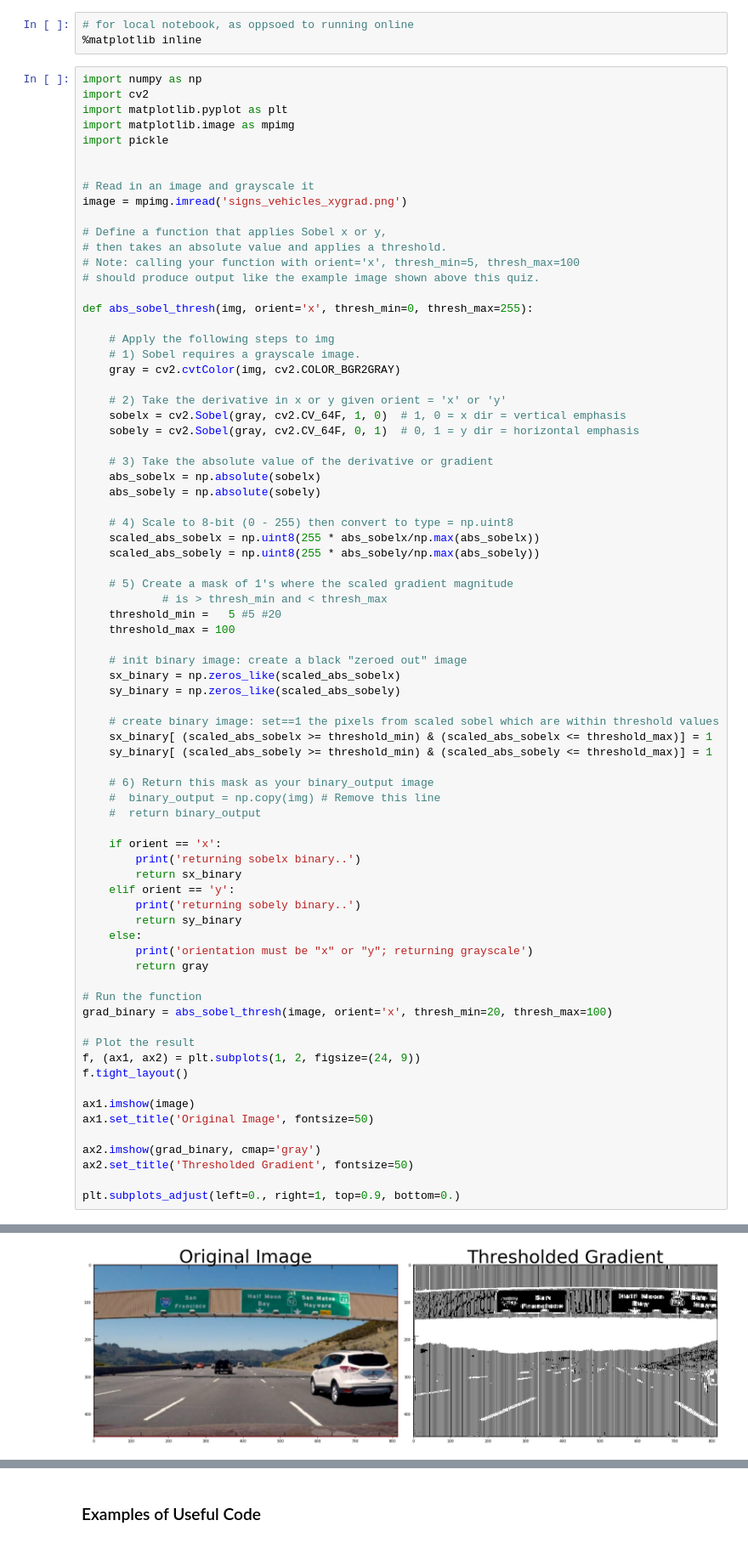
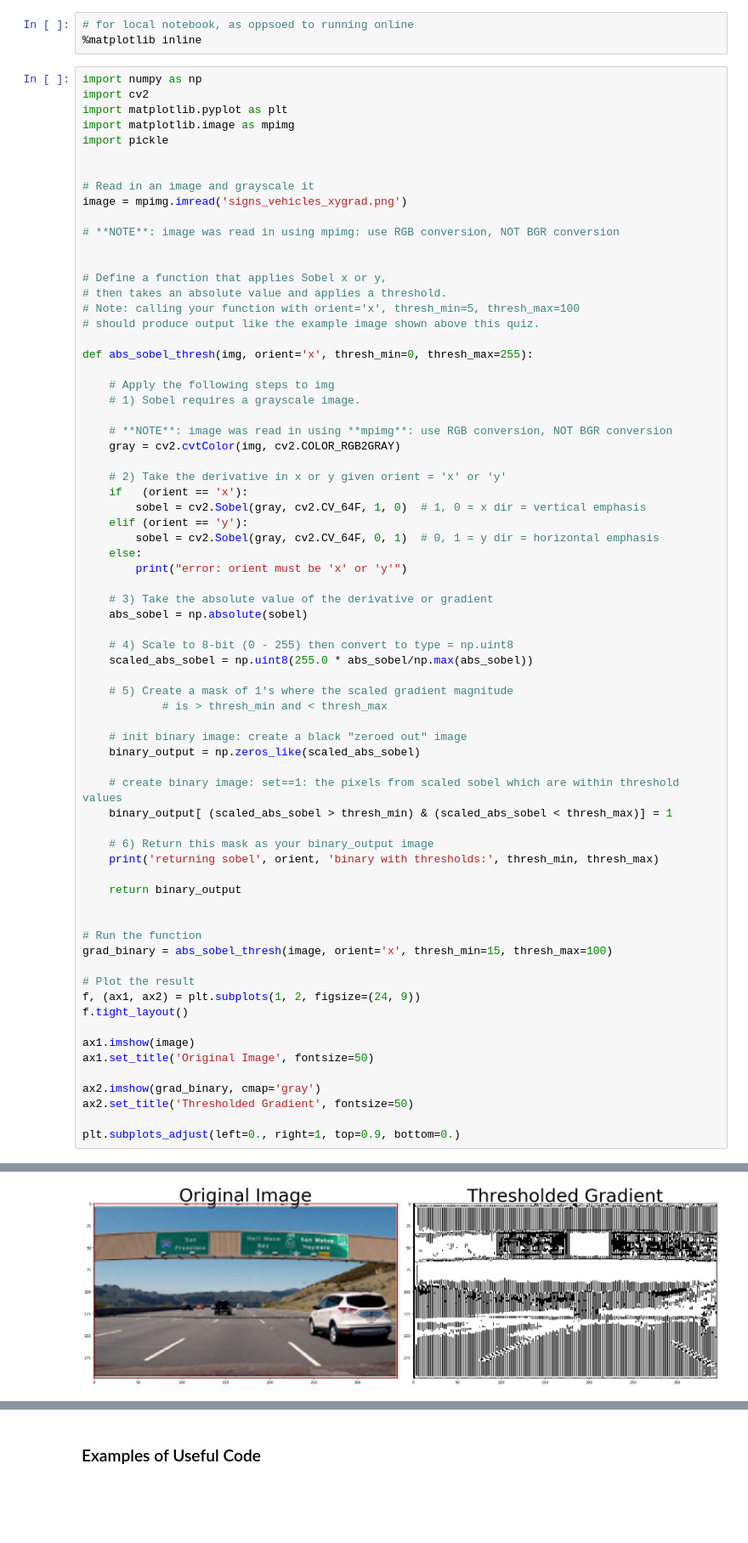
Before and after one commit to SherylHohman/CarND-Advanced-Lane_Lines-Exercises, a Jupyter notebook: L_21_Applying_Sobel.ipynb, the cells around one changed output, grey strips where cells are left out. Shown at 85% size. Drawn from its saved outputs; the diff is of its cells as text; blank space fills up the shorter version.

```diff
--- a/L_21_Applying_Sobel.ipynb
+++ b/L_21_Applying_Sobel.ipynb
@@ -15,6 +18,9 @@ import pickle
 # Read in an image and grayscale it
 image = mpimg.imread('signs_vehicles_xygrad.png')
 
+# **NOTE**: image was read in using mpimg: use RGB conversion, NOT BGR conversion
+
+
 # Define a function that applies Sobel x or y,
 # then takes an absolute value and applies a threshold.
 # Note: calling your function with orient='x', thresh_min=5, thresh_max=100
@@ -24,49 +30,41 @@ def abs_sobel_thresh(img, orient='x', thresh_min=0, thresh_max=255):
 
     # Apply the following steps to img
     # 1) Sobel requires a grayscale image.
-    gray = cv2.cvtColor(img, cv2.COLOR_BGR2GRAY)
+
+    # **NOTE**: image was read in using **mpimg**: use RGB conversion, NOT BGR conversion
+    gray = cv2.cvtColor(img, cv2.COLOR_RGB2GRAY)
 
     # 2) Take the derivative in x or y given orient = 'x' or 'y'
-    sobelx = cv2.Sobel(gray, cv2.CV_64F, 1, 0)  # 1, 0 = x dir = vertical emphasis
-    sobely = cv2.Sobel(gray, cv2.CV_64F, 0, 1)  # 0, 1 = y dir = horizontal emphasis
+    if   (orient == 'x'):
+        sobel = cv2.Sobel(gray, cv2.CV_64F, 1, 0)  # 1, 0 = x dir = vertical emphasis
+    elif (orient == 'y'):
+        sobel = cv2.Sobel(gray, cv2.CV_64F, 0, 1)  # 0, 1 = y dir = horizontal emphasis
+    else:
+        print("error: orient must be 'x' or 'y'")
 
     # 3) Take the absolute value of the derivative or gradient
-    abs_sobelx = np.absolute(sobelx)
-    abs_sobely = np.absolute(sobely)
+    abs_sobel = np.absolute(sobel)
 
     # 4) Scale to 8-bit (0 - 255) then convert to type = np.uint8
-    scaled_abs_sobelx = np.uint8(255 * abs_sobelx/np.max(abs_sobelx))
-    scaled_abs_sobely = np.uint8(255 * abs_sobely/np.max(abs_sobely))
+    scaled_abs_sobel = np.uint8(255.0 * abs_sobel/np.max(abs_sobel))
 
     # 5) Create a mask of 1's where the scaled gradient magnitude
             # is > thresh_min and < thresh_max
-    threshold_min =   5 #5 #20
-    threshold_max = 100
 
     # init binary image: create a black "zeroed out" image
-    sx_binary = np.zeros_like(scaled_abs_sobelx)
-    sy_binary = np.zeros_like(scaled_abs_sobely)
+    binary_output = np.zeros_like(scaled_abs_sobel)
 
-    # create binary image: set==1 the pixels from scaled sobel which are within threshold values
-    sx_binary[ (scaled_abs_sobelx >= threshold_min) & (scaled_abs_sobelx <= threshold_max)] = 1
-    sy_binary[ (scaled_abs_sobely >= threshold_min) & (scaled_abs_sobely <= threshold_max)] = 1
+    # create binary image: set==1: the pixels from scaled sobel which are within threshold values
+    binary_output[ (scaled_abs_sobel > thresh_min) & (scaled_abs_sobel < thresh_max)] = 1
 
     # 6) Return this mask as your binary_output image
-    #  binary_output = np.copy(img) # Remove this line
-    #  return binary_output
+    print('returning sobel', orient, 'binary with thresholds:', thresh_min, thresh_max)
 
-    if orient == 'x':
-        print('returning sobelx binary..')
-        return sx_binary
-    elif orient == 'y':
-        print('returning sobely binary..')
-        return sy_binary
-    else:
-        print('orientation must be "x" or "y"; returning grayscale')
-        return gray
+    return binary_output
+
 
 # Run the function
-grad_binary = abs_sobel_thresh(image, orient='x', thresh_min=20, thresh_max=100)
+grad_binary = abs_sobel_thresh(image, orient='x', thresh_min=15, thresh_max=100)
 
 # Plot the result
 f, (ax1, ax2) = plt.subplots(1, 2, figsize=(24, 9))
@@ -84 +82 @@ returning sobelx binary..
-[figure, old version]
+[figure, new version]
```
Also changed, not shown: parts of 3 cells of this notebook, 5 other files.
